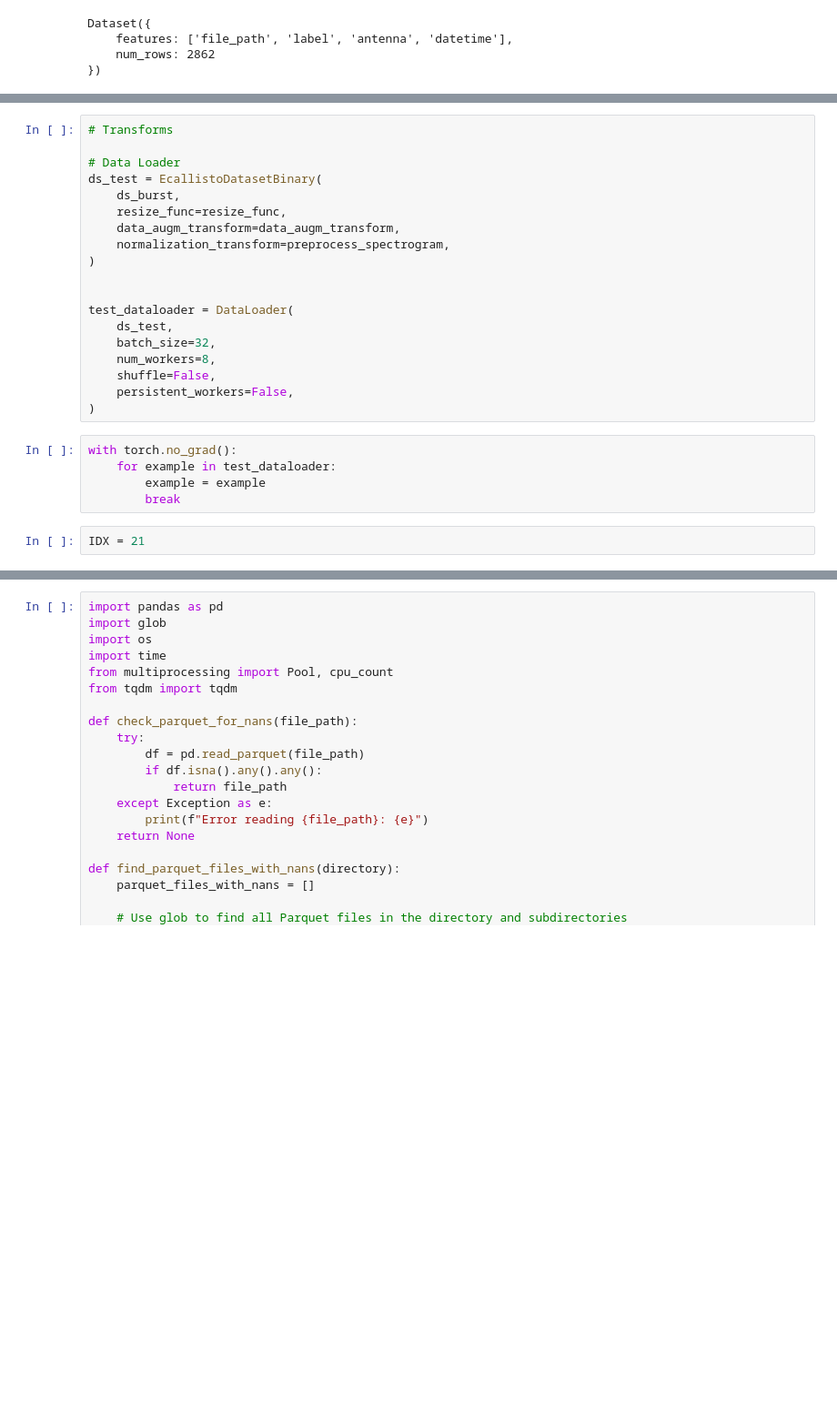
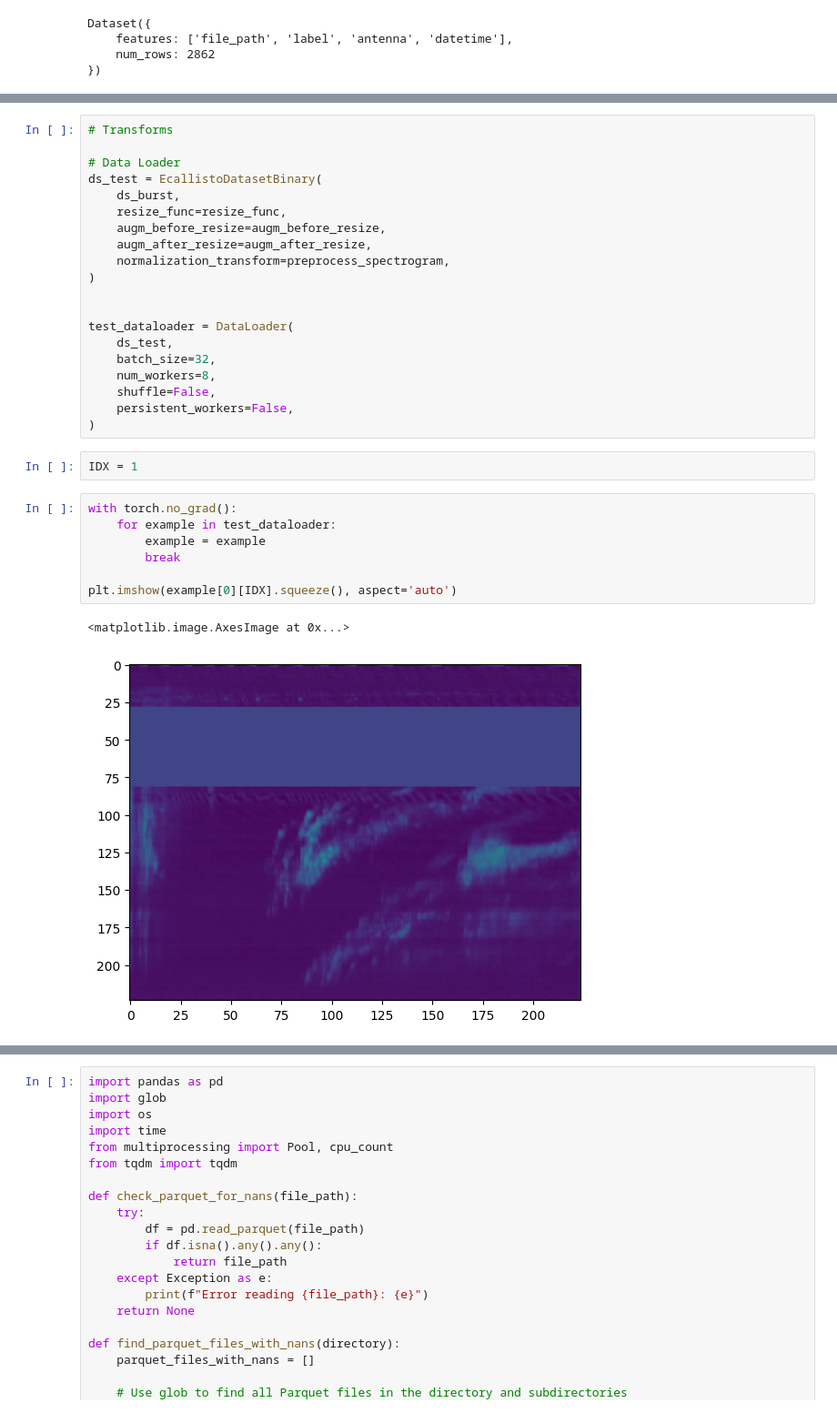
Before and after one commit to i4Ds/FlareSense-v2, a Jupyter notebook: _eda_images.ipynb, the cells around one changed output, grey strips where cells are left out. Shown at 91% size. Saved outputs shown, nothing was run; the diff lists cells and outputs as text; blank space fills up the shorter version.

```diff
--- a/_eda_images.ipynb
+++ b/_eda_images.ipynb
@@ -61,7 +62,8 @@ data_augm_transform = Compose(
 ds_test = EcallistoDatasetBinary(
     ds_burst,
     resize_func=resize_func,
-    data_augm_transform=data_augm_transform,
+    augm_before_resize=augm_before_resize,
+    augm_after_resize=augm_after_resize,
     normalization_transform=preprocess_spectrogram,
 )
 
@@ -73,11 +75,16 @@ test_dataloader = DataLoader(
     shuffle=False,
     persistent_workers=False,
 )
+# %%
+IDX = 1
 # %%
 with torch.no_grad():
     for example in test_dataloader:
         example = example
         break
+
+plt.imshow(example[0][IDX].squeeze(), aspect='auto')
+# %% [output]
+<matplotlib.image.AxesImage at 0x...>
+[figure, added]
-# %%
-IDX = 21
 # %%
```
Also changed, not shown: parts of 7 cells of this notebook.
